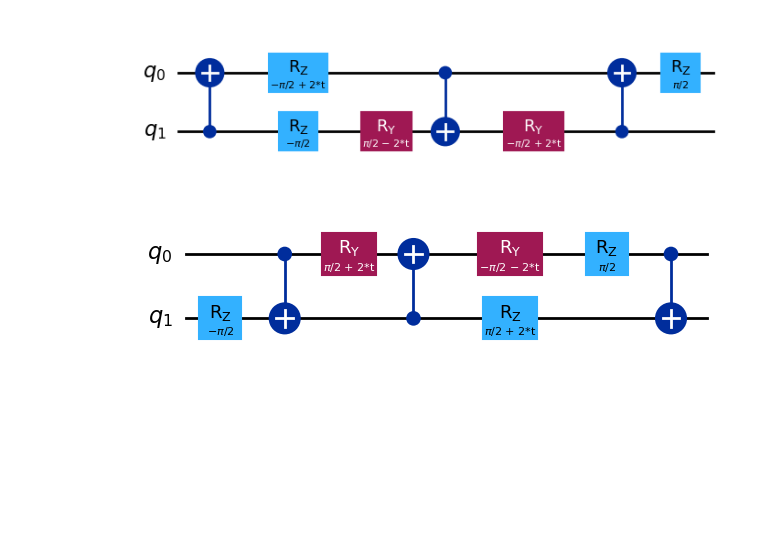
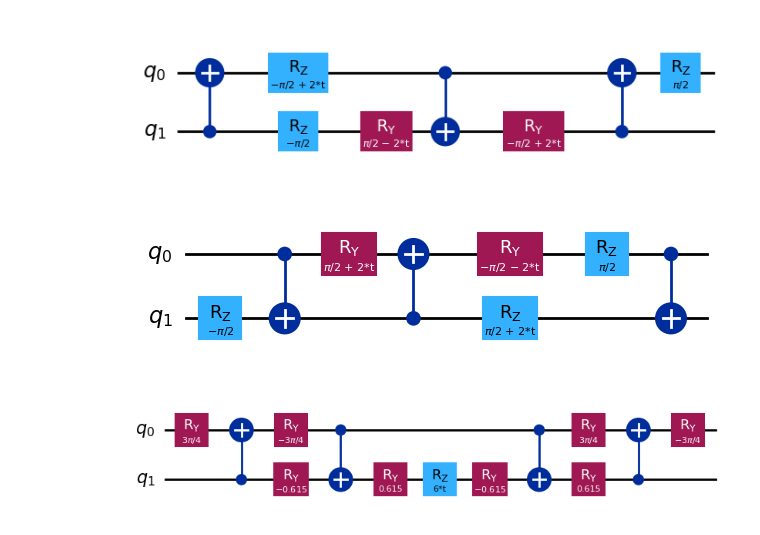
Before and after one commit to BOBO1997/osp_solutions, a Jupyter notebook: simulation/noise_free/old/extract_gate_U_negishi.ipynb, the cells around one changed output. Saved outputs shown, nothing was run; the diff lists cells and outputs as text; code cells hidden in the pictures; blank space fills up the shorter version.

```diff
--- a/simulation/noise_free/old/extract_gate_U_negishi.ipynb
+++ b/simulation/noise_free/old/extract_gate_U_negishi.ipynb
@@ -132,3 +132,34 @@ qc = gate_U_negishi(dt=Parameter("t"),
 qc.draw("mpl")
 # %% [output]
 [figure]
+# %%
+theta = np.arctan(1 / np.sqrt(2))
+t = Parameter("t")
+
+qc = QuantumCircuit(2)
+
+qc.ry(3 * np.pi / 4, 0)
+
+qc.cx(1, 0)
+
+qc.ry(- 3 * np.pi / 4, 0)
+qc.ry(- theta, 1)
+
+qc.cx(0, 1)
+
+qc.ry(theta, 1)
+qc.rz(6 * t, 1)
+qc.ry(- theta, 1)
+
+qc.cx(0, 1)
+
+qc.ry(3 * np.pi / 4, 0)
+qc.ry(theta, 1)
+
+qc.cx(1, 0)
+
+qc.ry(- 3 * np.pi / 4, 0)
+
+qc.draw("mpl")
+# %% [output]
+[figure, added]
```
Also changed, not shown: parts of 12 cells of this notebook, 7 other files.
